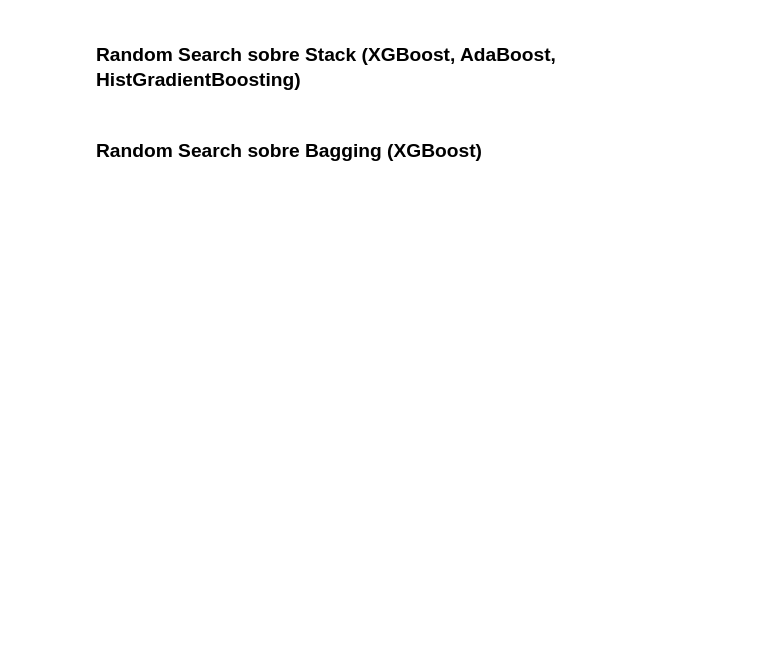
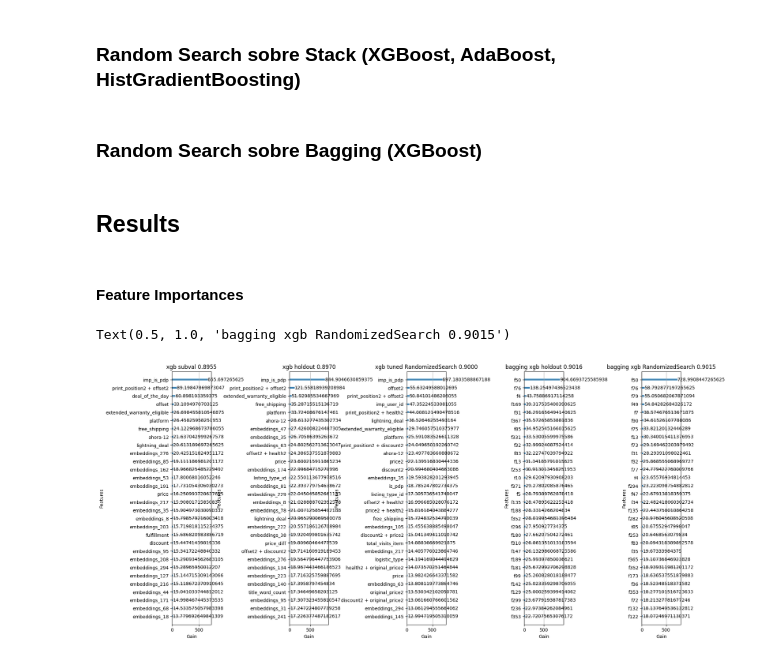
Before and after one commit to IgnacioPardo/TP2_TDVI, a Jupyter notebook: src/entrega.ipynb, the cells around one changed output. Saved outputs shown, nothing was run; the diff lists cells and outputs as text; code cells hidden in the pictures; blank space fills up the shorter version.

```diff
--- a/src/entrega.ipynb
+++ b/src/entrega.ipynb
@@ -1188,7 +1195,7 @@ class AverageClassifier:
     def __init__(self, models):
         self.models = models
         try:
-            self.classes_ = models[0].classes_
+            self.classes_ = models[0][1].classes_
         except:
             self.classes_ = None
 
@@ -1627,6 +1808,6 @@ create_submission_file(xgb_randomized_search_best_model,
     )
 
 xgb_tuned_model = xgb_randomized_search_best_model
-xgb_tuned_model = xgb_rs_score
+xgb_tuned_score = xgb_rs_score
 
-xgb_tuned_model
+xgb_tuned_score
@@ -1706,7 +1889,9 @@ if hp_tune:
 ### Bagging Classifier (XGBoost con Hiperparametros Tuned)
 # %%
 bagging_classifier_xgb_w_best_params = BaggingClassifier(
-    estimator=xgb_tuned_model,
+    estimator=xgb.XGBClassifier(
+        **xgb_tuned_model.get_params(),
+    ),
     n_estimators=10,
     n_jobs=-1,
     verbose=20,
@@ -1719,7 +1904,7 @@ bagging_classifier_xgb_w_best_params_score = roc_auc_score(y_test, bagging_class
 notify("BAGGING XGB", "Done. Score: {}".format(bagging_classifier_xgb_w_best_params_score))
 
 create_submission_file(bagging_classifier_xgb_w_best_params,
-                            bagging_classifier_xgb_w_best_params.get_booster().feature_names,
+                            xgb_model.get_booster().feature_names,
                             "outputs/bagging_xgb_w_best_params: {:.5f} {}.csv".format(bagging_classifier_xgb_w_best_params_score, datetime.now().strftime("%Y-%m-%d %H:%M:%S"))
         )
 
@@ -1833,3 +2057,34 @@ bagged_xgb_rs = RandomizedSearchCV(
 bagged_xgb_rs.fit(X_train, y_train)
 
 bagged_xgb_rs.best_params_, bagged_xgb_rs.best_score_, bagged_xgb_rs.best_estimator_
+# %% [markdown]
+## Results
+# %% [markdown]
+#### Feature Importances
+# %%
+fig, axs = plt.subplots(1, 5, figsize=(20, 10))
+
+feat_count = 30
+
+xgb.plot_importance(xgb_subval_model, max_num_features=feat_count, importance_type="gain", xlabel="Gain", ax=axs[0])
+xgb.plot_importance(xgb_model, max_num_features=feat_count, importance_type="gain", xlabel="Gain", ax=axs[1])
+xgb.plot_importance(xgb_tuned_model, max_num_features=feat_count, importance_type="gain", xlabel="Gain", ax=axs[2])
+xgb.plot_importance(bagging_classifier_xgb.estimators_[0], max_num_features=feat_count, importance_type="gain", xlabel="Gain", ax=axs[3])
+xgb.plot_importance(bagging_classifier_xgb_w_best_params.estimators_[0], max_num_features=feat_count, importance_type="gain", xlabel="Gain", ax=axs[4])
+
+
+# Space between subplots
+fig.subplots_adjust(wspace=2)
+
+# Title for each subplot
+
+tune_type = "HyperOpt" if hp_tune else "RandomizedSearch"
+
+axs[0].set_title(f"xgb subval {xgb_subval_score:.4f}".format(xgb_subval_score))
+axs[1].set_title(f"xgb holdout {xgb_ho_score:.4f}".format(xgb_ho_score))
+axs[2].set_title(f"xgb tuned {tune_type} {xgb_tuned_score:.4f}".format(tune_type, xgb_tuned_score))
+axs[3].set_title(f"bagging xgb holdout {bag_xgb_score:.4f}".format(bag_xgb_score))
+axs[4].set_title(f"bagging xgb {tune_type} {bagging_classifier_xgb_w_best_params_score:.4f}".format(tune_type, bagging_classifier_xgb_w_best_params_score))
+# %% [output]
+Text(0.5, 1.0, 'bagging xgb RandomizedSearch 0.9015')
+[figure, added]
```
Also changed, not shown: parts of 71 cells of this notebook, 8 other files.
